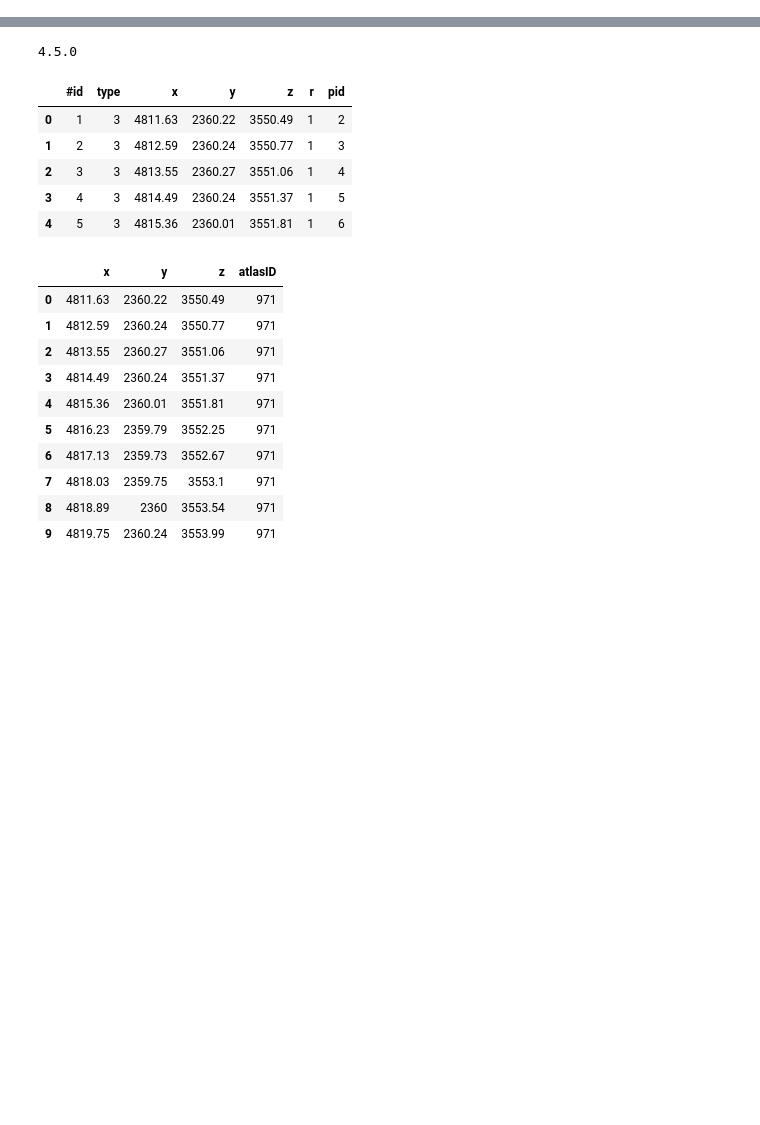
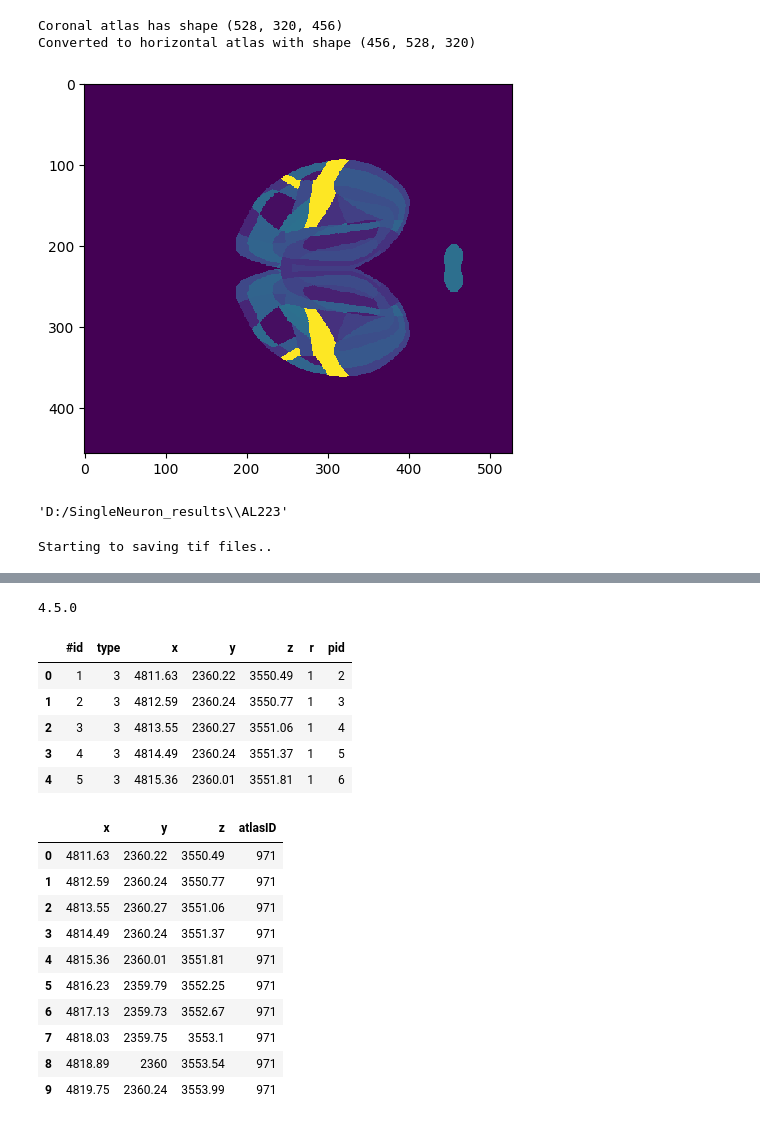
Before and after one commit to YANQI-LIU/Image_Registration, a Jupyter notebook: GetLocationsOfAnnotation.ipynb, the cells around one changed output, grey strips where cells are left out. Saved outputs shown, nothing was run; the diff lists cells and outputs as text; code cells hidden in the pictures; blank space fills up the shorter version.

```diff
--- a/GetLocationsOfAnnotation.ipynb
+++ b/GetLocationsOfAnnotation.ipynb
@@ -231,8 +0,0 @@ percent=100*our_regionWcounts['Total_counts']/np.sum(our_regionWcounts['Total_co
-# %%
-fig, ax = plt.subplots(figsize=[10,10])
-my_plot=sns.barplot(y="acronym", x=percent, data=our_regionWcounts)
-ax.set(xlabel='% of axons', ylabel='Brain region')
-sns.set_context("talk")
-sns.set_palette("pastel")
-
-#fig.savefig(outdir+"/RegionPlot.svg")
@@ -299,0 +40,32 @@ D:/AL126/AL126_DSpoints.tif
+# %%
+points_name=fdialog.askopenfile( title='Select the downsampled axon points').name
+Dpoints_name=fdialog.askopenfile( title='Select the downsampled dendritic points').name
+
+outdir = fdialog.askdirectory(title='Please select the output directory')
+
+mcc = MouseConnectivityCache(resolution=25)
+
+annot, annot_info = mcc.get_annotation_volume()
+# %%
+print('Coronal atlas has shape', annot.shape)
+
+annot_h=np.moveaxis(annot, 2, 0) #reslice corontal atlas to horizontal atlas
+print('Converted to horizontal atlas with shape', annot_h.shape)
+
+plt.imshow(annot_h[:,:,36], interpolation='nearest', vmin=0, vmax=3000)
+plt.show()
+# although in this plot it looks like the image should rotate 90 degrees to the right but it actually matches the dimension of image
+# %% [output]
+Coronal atlas has shape (528, 320, 456)
+Converted to horizontal atlas with shape (456, 528, 320)
+[figure, added]
+# %%
+# Load the csv file containing the labels
+atlas_labels=pd.read_csv('D:\Allenbrainatlas\ARA_25_micron_mhd_ccf2017\labels.csv')
+mouse_name= na.find_mousename(points_name)
+
+out_name= os.path.join(outdir,mouse_name)
+
+out_name
+# %% [output]
+'D:/SingleNeuron_results\\AL223'
@@ -299,0 +170,4 @@ D:/AL126/AL126_DSpoints.tif
+# %%
+make_tif(all_points,annot_h.shape,out_name+'_axons.tif') #Projects the points in the atlas space for visualization /verification purposes
+# %% [output]
+Starting to saving tif files..
```
Also changed, not shown: parts of 44 cells of this notebook.
